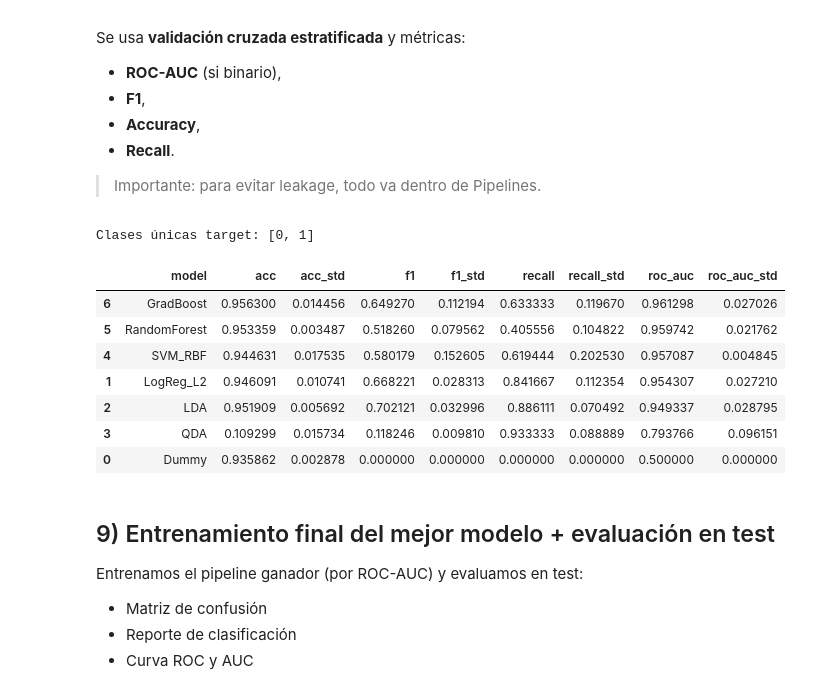
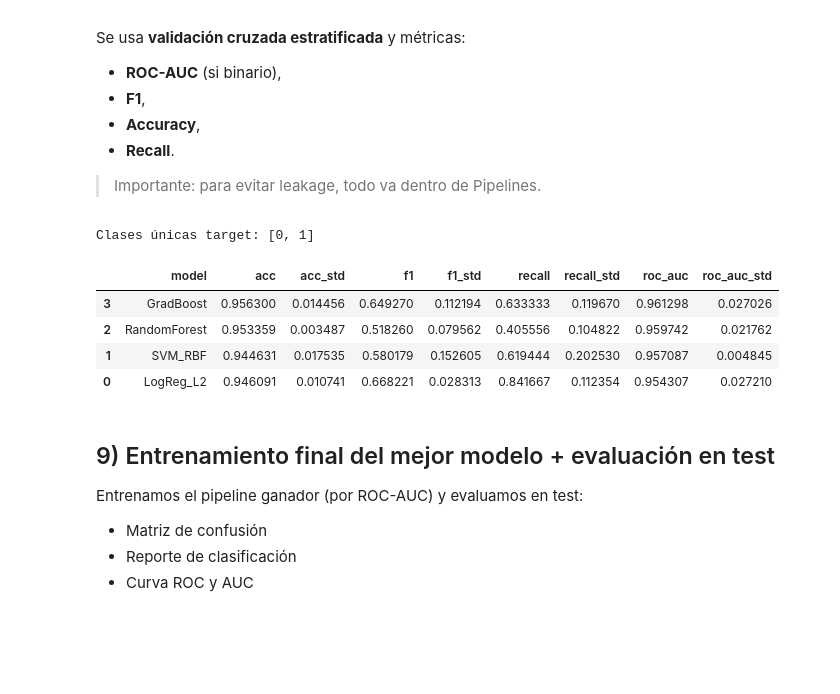
Before and after one commit to GuissellB/Estadistica_multivariada_proyecto_final, a Jupyter notebook: Cervical_Cancer_Risk_EDA_Modelos.ipynb, the cells around one changed output. Cells and saved outputs as stored; diff of their text form; code cells hidden in the pictures; blank space fills up the shorter version.

```diff
--- a/Cervical_Cancer_Risk_EDA_Modelos.ipynb
+++ b/Cervical_Cancer_Risk_EDA_Modelos.ipynb
@@ -203,7 +203,6 @@ Este enfoque permitió integrar métodos estadísticos rigurosos con una interpr
 Configura `DATA_PATH` con el nombre/ruta del archivo CSV descargado desde Kaggle.
 Luego cargamos y hacemos una primera inspección.
 # %%
-
 # ====== Configuración de ruta ======
 DATA_PATH = "kag_risk_factors_cervical_cancer.csv"  # <-- ajusta esto si tu archivo se llama diferente
 
@@ -229,6 +228,10 @@ from sklearn.preprocessing import StandardScaler
 
 
 
+# ====== Configuración de ruta ======
+DATA_PATH = "kag_risk_factors_cervical_cancer.csv"  # <-- ajusta esto si tu archivo se llama diferente
+
+
 df_raw = pd.read_csv(DATA_PATH)
 print("Shape:", df_raw.shape)
 display(df_raw.head())
@@ -665,47 +668,42 @@ preprocess = ColumnTransformer(
 models = {
     "Dummy": DummyClassifier(strategy="most_frequent"),
     "LogReg_L2": LogisticRegression(max_iter=2000, class_weight="balanced"),
-    "LDA": LinearDiscriminantAnalysis(),
-    "QDA": QuadraticDiscriminantAnalysis(reg_param=0.0),
     "SVM_RBF": SVC(kernel="rbf", probability=True, class_weight="balanced"),
     "RandomForest": RandomForestClassifier(n_estimators=400, random_state=42, class_weight="balanced_subsample"),
     "GradBoost": GradientBoostingClassifier(random_state=42),
 }
 
 scoring = {
     "acc": "accuracy",
     "f1": "f1",
     "recall": "recall",
     "roc_auc": "roc_auc"
 }
 
 cv = StratifiedKFold(n_splits=5, shuffle=True, random_state=42)
 
 results = []
 pipes = {}
 for name, model in models.items():
     pipe = Pipeline(steps=[("prep", preprocess), ("model", model)])
     pipes[name] = pipe
     scores = cross_validate(pipe, X_train, y_train, cv=cv, scoring=scoring, n_jobs=-1, error_score="raise")
     row = {"model": name}
     for k, v in scores.items():
         if k.startswith("test_"):
             row[k.replace("test_", "")] = float(np.mean(v))
             row[k.replace("test_", "")+"_std"] = float(np.std(v))
     results.append(row)
 
 results_df = pd.DataFrame(results).sort_values("roc_auc", ascending=False)
 display(results_df)
 # %% [output]
 Clases únicas target: [0, 1]
 |  | model | acc | acc_std | f1 | f1_std | recall | recall_std | roc_auc | roc_auc_std |
-| 6 | GradBoost | 0.956300 | 0.014456 | 0.649270 | 0.112194 | 0.633333 | 0.119670 | 0.961298 | 0.027026 |
-| 5 | RandomForest | 0.953359 | 0.003487 | 0.518260 | 0.079562 | 0.405556 | 0.104822 | 0.959742 | 0.021762 |
-| 4 | SVM_RBF | 0.944631 | 0.017535 | 0.580179 | 0.152605 | 0.619444 | 0.202530 | 0.957087 | 0.004845 |
-| 1 | LogReg_L2 | 0.946091 | 0.010741 | 0.668221 | 0.028313 | 0.841667 | 0.112354 | 0.954307 | 0.027210 |
-| 2 | LDA | 0.951909 | 0.005692 | 0.702121 | 0.032996 | 0.886111 | 0.070492 | 0.949337 | 0.028795 |
-| 3 | QDA | 0.109299 | 0.015734 | 0.118246 | 0.009810 | 0.933333 | 0.088889 | 0.793766 | 0.096151 |
-| 0 | Dummy | 0.935862 | 0.002878 | 0.000000 | 0.000000 | 0.000000 | 0.000000 | 0.500000 | 0.000000 |
+| 3 | GradBoost | 0.956300 | 0.014456 | 0.649270 | 0.112194 | 0.633333 | 0.119670 | 0.961298 | 0.027026 |
+| 2 | RandomForest | 0.953359 | 0.003487 | 0.518260 | 0.079562 | 0.405556 | 0.104822 | 0.959742 | 0.021762 |
+| 1 | SVM_RBF | 0.944631 | 0.017535 | 0.580179 | 0.152605 | 0.619444 | 0.202530 | 0.957087 | 0.004845 |
+| 0 | LogReg_L2 | 0.946091 | 0.010741 | 0.668221 | 0.028313 | 0.841667 | 0.112354 | 0.954307 | 0.027210 |
 # %% [markdown]
 ## 9) Entrenamiento final del mejor modelo + evaluación en test
 
```
Also changed, not shown: parts of 3 cells of this notebook, 2 other files.
